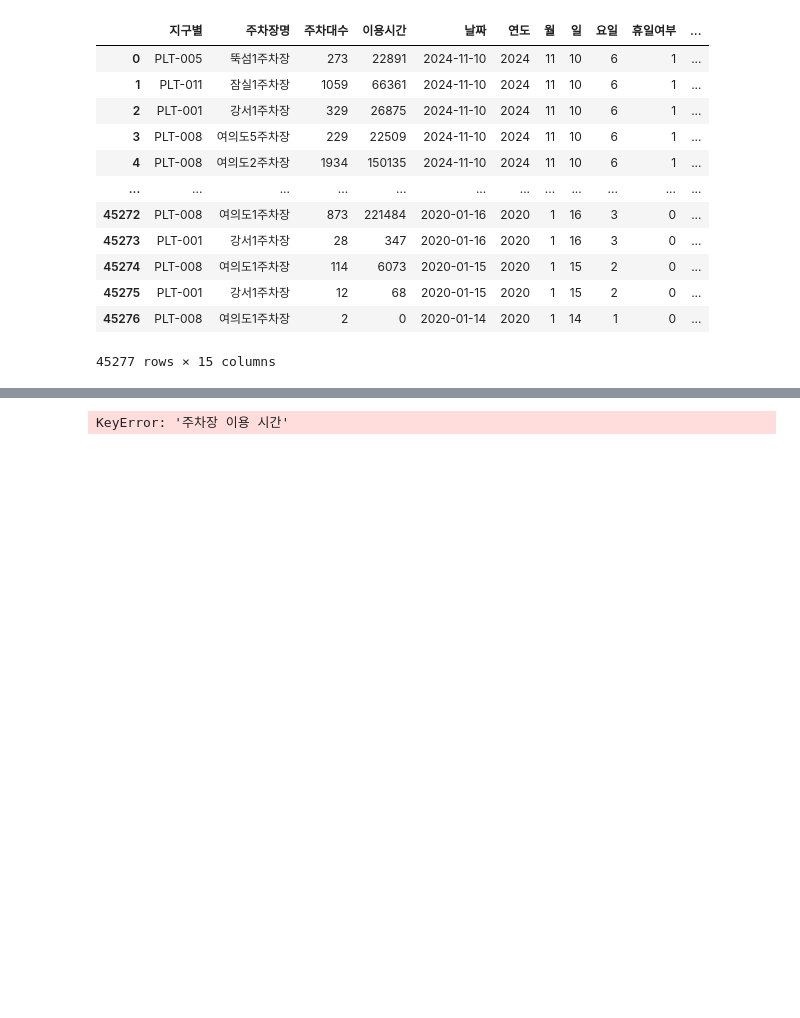
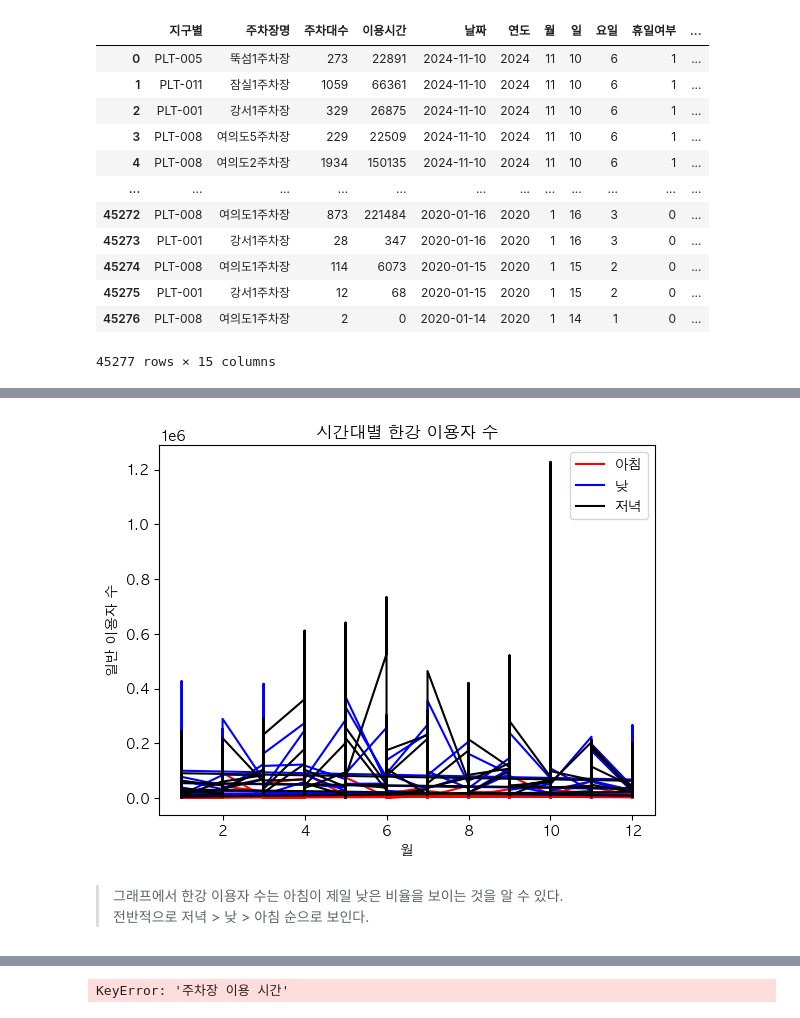
Before and after one commit to terryhyuk/HanGang_Mate, a Jupyter notebook: Python/DataAnalysis/MachineLearning.ipynb, the cells around one changed output, grey strips where cells are left out. Saved outputs shown, nothing was run; the diff lists cells and outputs as text; code cells hidden in the pictures; blank space fills up the shorter version.

```diff
--- a/Python/DataAnalysis/MachineLearning.ipynb
+++ b/Python/DataAnalysis/MachineLearning.ipynb
@@ -363,0 +452,12 @@ Index(['현황 일련번호', '공원 코드', '공원명', '공원 시명', '
+# %%
+# 3개이므로 null값을 평균대치법 사용.
+
+# NaN 값을 평균값으로 채운 후 int로 변환
+df_month['일반이용자(아침)'] = df_month['일반이용자(아침)'].fillna(df_month['일반이용자(아침)'].mean()).astype('int')
+# %%
+# 2020년 1월 14일부터 2024년 2월 29일까지의 데이터 추출
+start_date = '2020-01-14'
+end_date = '2024-02-29'
+filtered_df = df_month[df_month['현황 일시'].between(start_date, end_date)]
+filtered_df = filtered_df.loc[:,['공원 코드','연도', '월','일반이용자(아침)','일반이용자(낮)','일반이용자(저녁)']]
+print(filtered_df)
@@ -363,0 +479,8 @@ Index(['현황 일련번호', '공원 코드', '공원명', '공원 시명', '
+# %%
+# 일별 데이터에 merge하기 위해 공원코드 지구별 코드로 변환
+
+park_code = {'Hzone011' : 'PLT-001', 'Hzone009' : 'PLT-002', 'Hzone010' : 'PLT-003', 'Hzone006' : 'PLT-004', 'Hzone003' : 'PLT-005', 'Hzone001' : 'PLT-006', 'Hzone008' : 'PLT-007', 'Hzone007' : 'PLT-008', 'Hzone005' : 'PLT-009', 'Hzone004' : 'PLT-0010', 'Hzone002' : 'PLT-0011'}
+
+filtered_df['공원 코드'] = filtered_df['공원 코드'].map(park_code)
+# %%
+filtered_df.rename(columns={'공원 코드':'지구별'}, inplace=True)
@@ -363,0 +503,23 @@ Index(['현황 일련번호', '공원 코드', '공원명', '공원 시명', '
+# %%
+import matplotlib.pyplot as plt
+
+# 아침, 낮, 저녁 컬럼을 사용하여 그래프 그리기
+plt.plot(filtered_df.loc[:,['월']], filtered_df['일반이용자(아침)'], label='아침', color = 'red')
+plt.plot(filtered_df.loc[:,['월']], filtered_df['일반이용자(낮)'], label='낮', color = 'blue')
+plt.plot(filtered_df.loc[:,['월']], filtered_df['일반이용자(저녁)'], label='저녁', color = 'black')
+
+# 레이블과 제목 추가
+plt.xlabel('월')
+plt.ylabel('일반 이용자 수')
+plt.title('시간대별 한강 이용자 수')
+
+# 범례 추가
+plt.legend()
+
+# 그래프 표시
+plt.show()
+# %% [output]
+[figure, added]
+# %% [markdown]
+> 그래프에서 한강 이용자 수는 아침이 제일 낮은 비율을 보이는 것을 알 수 있다.
+전반적으로 저녁 > 낮 > 아침 순으로 보인다.
```
Also changed, not shown: parts of 29 cells of this notebook, 6 other files.
